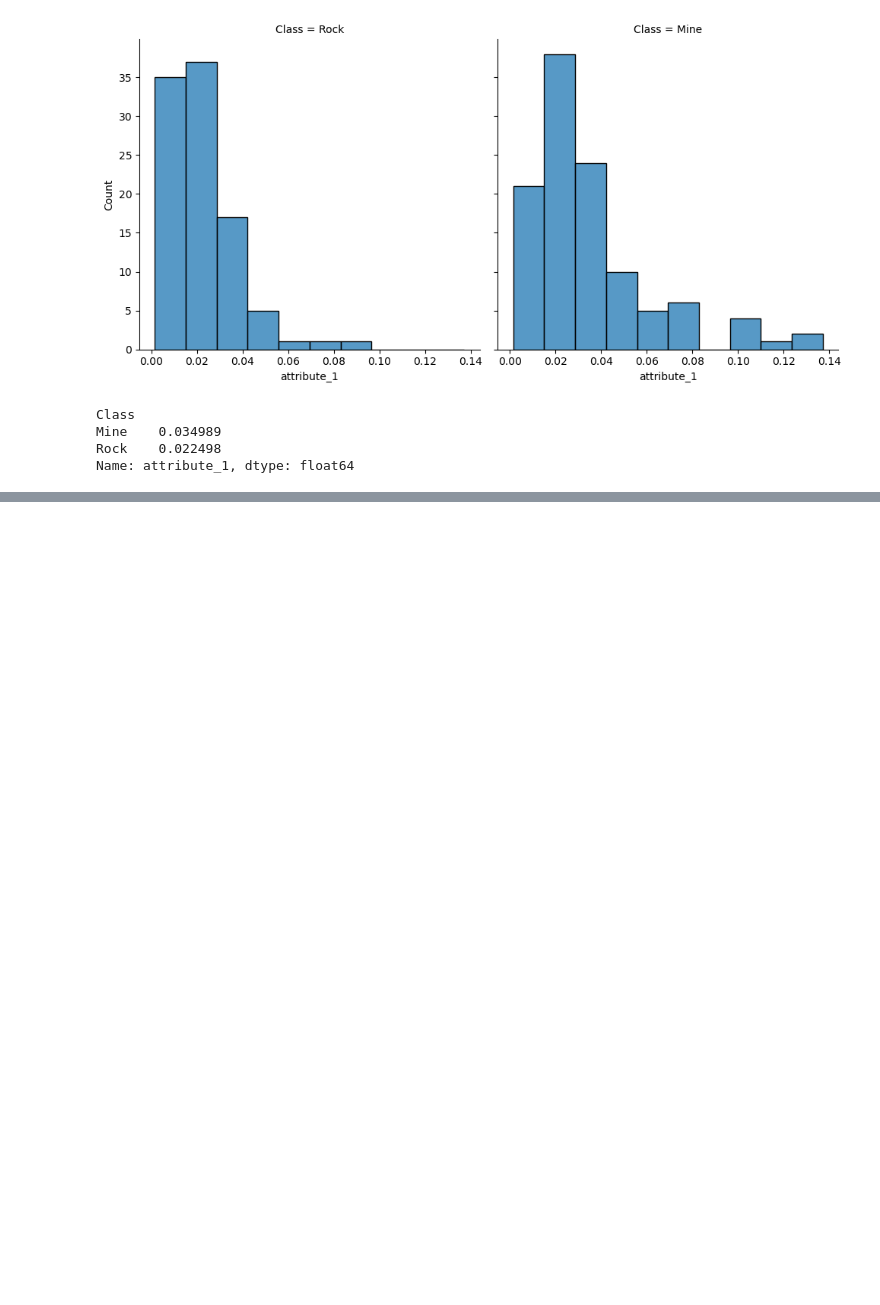
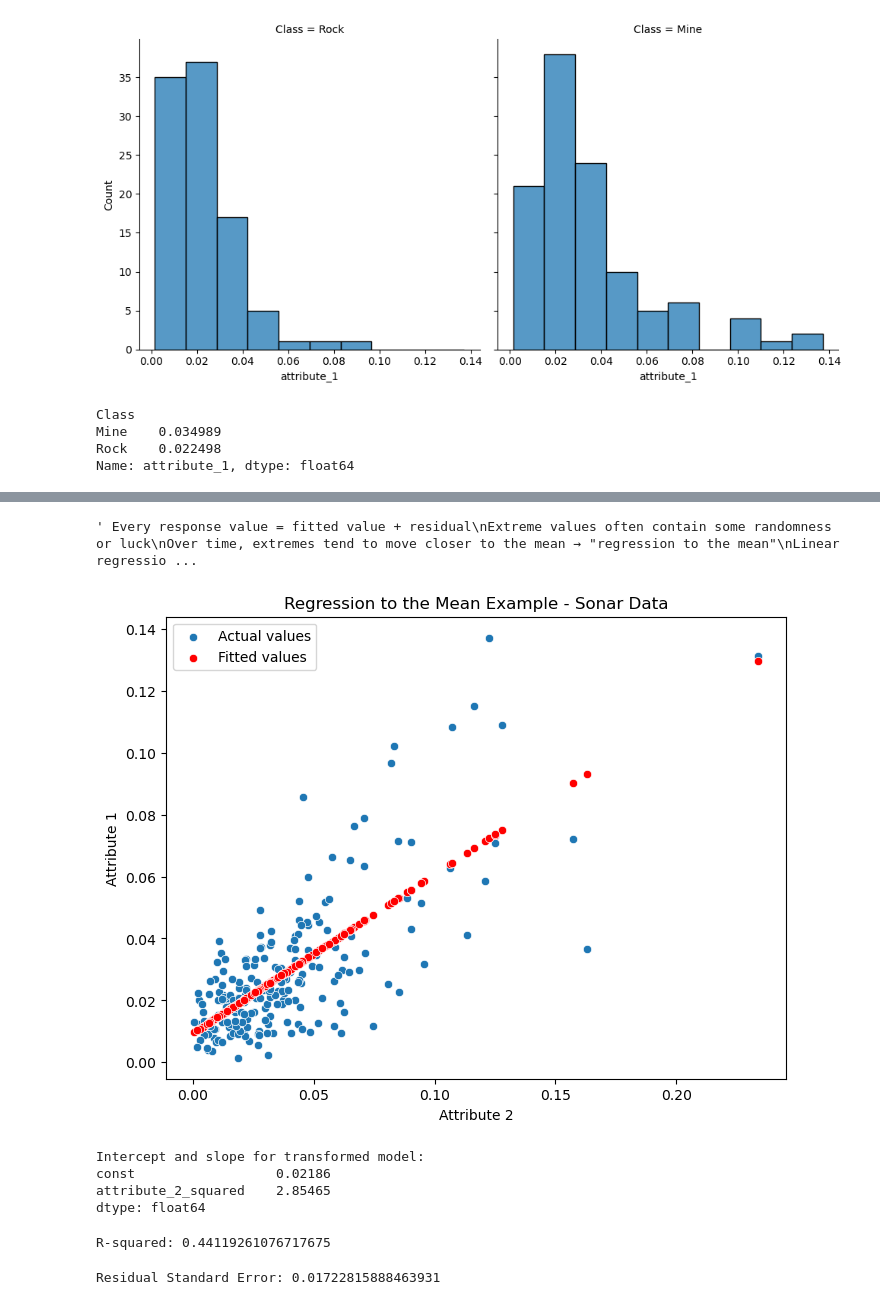
Before and after one commit to ishita2816/cmse202-final-prep, a Jupyter notebook: statsmodel.ipynb, the cells around one changed output, grey strips where cells are left out. Saved outputs shown, nothing was run; the diff lists cells and outputs as text; code cells hidden in the pictures; blank space fills up the shorter version.

Commit message:
statsmodels complete

```diff
--- a/statsmodel.ipynb
+++ b/statsmodel.ipynb
@@ -257,0 +385,35 @@ Name: attribute_1, dtype: float64
+# %%
+""" Every response value = fitted value + residual
+Extreme values often contain some randomness or luck
+Over time, extremes tend to move closer to the mean → "regression to the mean"
+Linear regression can quantify this effect: predictions are usually less extreme than the original values """
+# %% [output]
+' Every response value = fitted value + residual\nExtreme values often contain some randomness or luck\nOver time, extremes tend to move closer to the mean → "regression to the mean"\nLinear regressio ...
+# %%
+import pandas as pd
+import statsmodels.api as sm
+import matplotlib.pyplot as plt
+import seaborn as sns
+
+# Fit a simple linear regression
+X = sm.add_constant(df["attribute_2"])  # explanatory
+y = df["attribute_1"]                   # response
+
+model = sm.OLS(y, X).fit()
+
+# Extract fitted values and residuals
+fitted = model.fittedvalues
+residuals = model.resid
+
+# Plot actual vs predicted
+plt.figure(figsize=(8,6))
+sns.scatterplot(x=df["attribute_2"], y=y, label="Actual values")
+sns.scatterplot(x=df["attribute_2"], y=fitted, color="red", label="Fitted values")
+plt.xlabel("Attribute 2")
+plt.ylabel("Attribute 1")
+plt.title("Regression to the Mean Example - Sonar Data")
+plt.legend()
+plt.show()
+#For extreme values of attribute_2, the predicted attribute_1 is less extreme than actual observed values.
+# %% [output]
+[figure, added]
@@ -257,0 +422,34 @@ Name: attribute_1, dtype: float64
+# %%
+#Suppose we want to predict attribute_1 from attribute_2, but the relationship is curved.
+#df['attribute_2_squared'] → transform attribute_2 to its square to handle non-linearity.
+# Transform explanatory variable (e.g., square)
+df['attribute_2_squared'] = df['attribute_2']**2
+
+# Fit linear regression using transformed variable
+X = sm.add_constant(df['attribute_2_squared'])
+y = df['attribute_1']
+model = sm.OLS(y, X).fit()
+
+# View coefficients
+print("Intercept and slope for transformed model:")
+print(model.params)
+# %% [output]
+Intercept and slope for transformed model:
+const                  0.02186
+attribute_2_squared    2.85465
+dtype: float64
+# %%
+r_squared = model.rsquared
+print("R-squared:", r_squared)
+#R² = 1 → perfect fit, R² = 0 → no predictive power
+# %% [output]
+R-squared: 0.44119261076717675
+# %%
+import numpy as np
+
+# RSE from model
+rse = np.sqrt(model.mse_resid)
+print("Residual Standard Error:", rse)
+#Typical size of residuals- Lower RSE → better predictions
+# %% [output]
+Residual Standard Error: 0.01722815888463931
```
Also changed, not shown: parts of 26 cells of this notebook.
